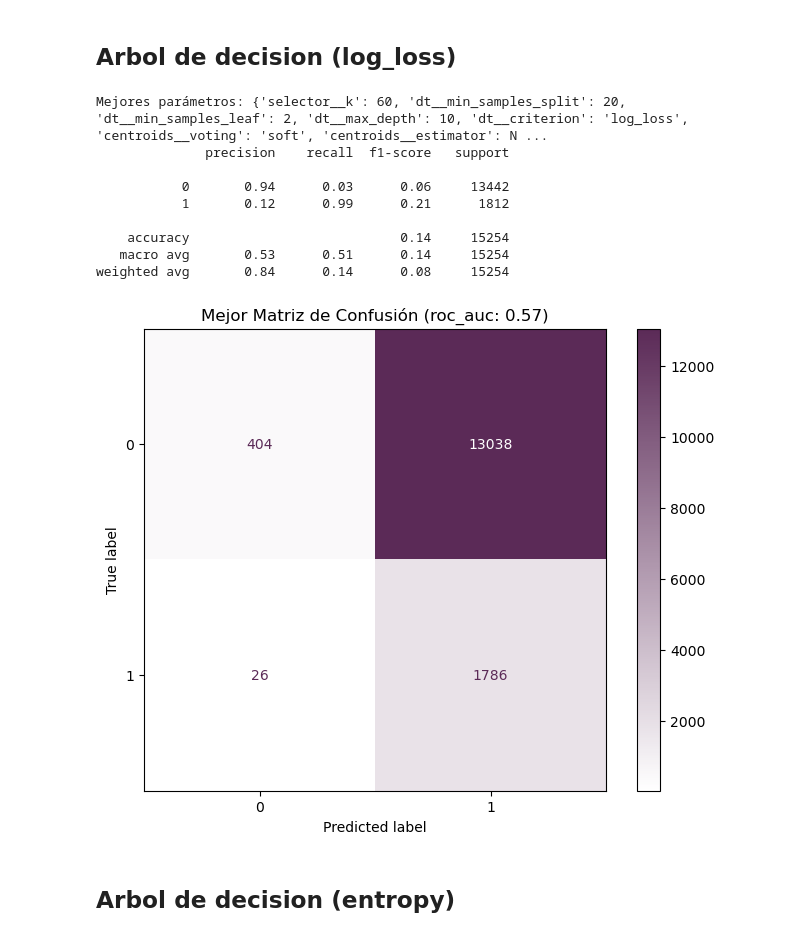
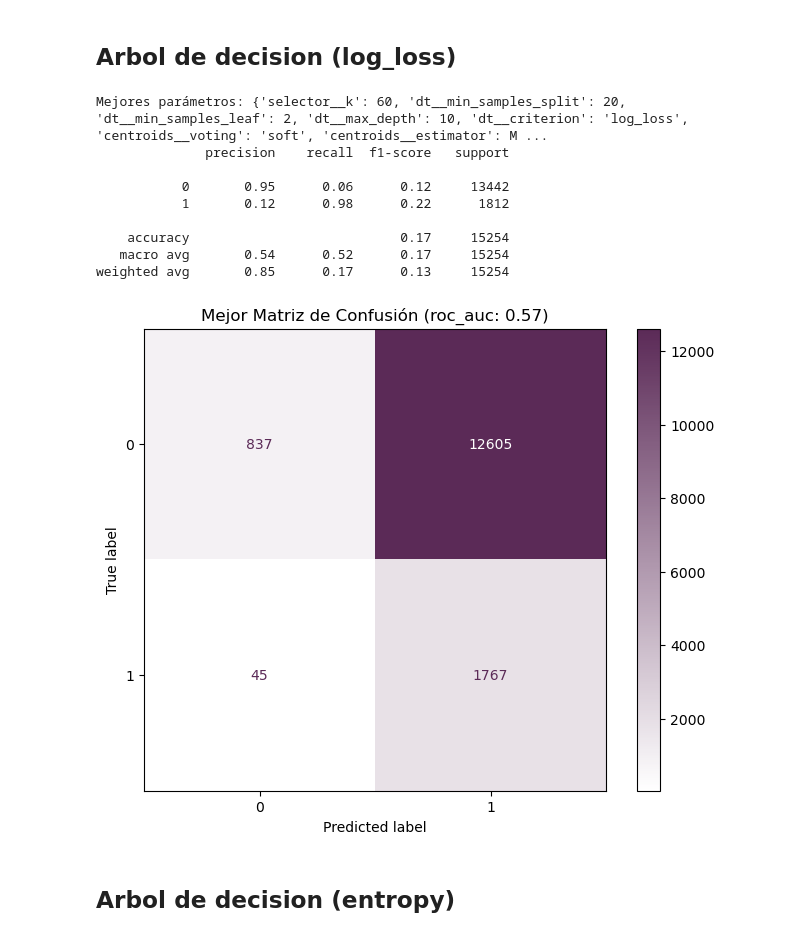
Before and after one commit to danielsoponaru/25-26_R07_NARANJA, a Jupyter notebook: 02-EDA.ipynb, the cells around one changed output. Drawn from its saved outputs; the diff is of its cells as text; code cells hidden in the pictures.

```diff
--- a/02-EDA.ipynb
+++ b/02-EDA.ipynb
@@ -1066,14 +1131,14 @@ parametros = {
     'selector__k': [40, 60, 90],
     'lda__solver': ['lsqr', 'eigen'],
     'lda__shrinkage': ['auto', 0.1, 0.5, 0.9],
-    'centroids__estimator': [None],
+    'centroids__estimator': [MiniBatchKMeans(n_clusters=10, random_state=6)],
     'centroids__voting': ['soft']}
 
 modelo = RandomizedSearchCV(
     estimator=pipeline,
     param_distributions=parametros,
-    n_iter=20,
-    cv=5,
+    n_iter=10,
+    cv=3,
     scoring='roc_auc',
     n_jobs=-1,
     random_state=6)
@@ -1128,14 +1193,14 @@ pipeline = Pipeline([
 parametros = {
     'selector__k': [40, 60, 80, 92],
     'nb__var_smoothing': [1e-9, 1e-8, 1e-7, 1e-6, 1e-5, 1e-4],
-    'centroids__estimator': [None],
+    'centroids__estimator': [MiniBatchKMeans(n_clusters=10, random_state=6)],
     'centroids__voting': ['soft']}
 
 modelo = RandomizedSearchCV(
     estimator=pipeline,
     param_distributions=parametros,
-    n_iter=20,
-    cv=5,
+    n_iter=10,
+    cv=3,
     scoring='roc_auc',
     n_jobs=-1,
     random_state=6)
@@ -1190,14 +1255,14 @@ pipeline = Pipeline([
 parametros = {
     'selector__k': [40, 60, 90],
     'svm__C': [0.01, 0.1, 1, 10],
-    'centroids__estimator': [None],
+    'centroids__estimator': [MiniBatchKMeans(n_clusters=10, random_state=6)],
     'centroids__voting': ['soft']}
 
 modelo = RandomizedSearchCV(
     estimator=pipeline,
     param_distributions=parametros,
-    n_iter=20,
-    cv=5,
+    n_iter=10,
+    cv=3,
     scoring='roc_auc',
     n_jobs=-1,
     random_state=6)
@@ -1255,14 +1320,14 @@ parametros = {
     'dt__max_depth': [5, 10, 15, 20],
     'dt__min_samples_split': [5, 10, 20],
     'dt__min_samples_leaf': [2, 4, 8],
-    'centroids__estimator': [None],
+    'centroids__estimator': [MiniBatchKMeans(n_clusters=10, random_state=6)],
     'centroids__voting': ['soft']}
 
 modelo = RandomizedSearchCV(
     estimator=pipeline,
     param_distributions=parametros,
-    n_iter=20,
-    cv=5,
+    n_iter=10,
+    cv=3,
     scoring='roc_auc',
     n_jobs=-1,
     random_state=6)
@@ -1320,14 +1385,14 @@ parametros = {
     'dt__max_depth': [5, 10, 15, 20],
     'dt__min_samples_split': [5, 10, 20],
     'dt__min_samples_leaf': [2, 4, 8],
-    'centroids__estimator': [None],
+    'centroids__estimator': [MiniBatchKMeans(n_clusters=10, random_state=6)],
     'centroids__voting': ['soft']}
 
 modelo = RandomizedSearchCV(
     estimator=pipeline,
     param_distributions=parametros,
-    n_iter=20,
-    cv=5,
+    n_iter=10,
+    cv=3,
     scoring='roc_auc',
     n_jobs=-1,
     random_state=6)
@@ -1335,40 +1400,40 @@ modelo = RandomizedSearchCV(
 modelo.fit(x_train, y_train)
 y_pred = modelo.best_estimator_.predict(x_test)
 
 # RESULTADOS
 cm = confusion_matrix(y_test, y_pred)
 
 fig, ax = plt.subplots(figsize=(8, 6))
 disp = ConfusionMatrixDisplay(confusion_matrix=cm,
                               display_labels=modelo.best_estimator_.classes_)
 
 disp.plot(cmap=lagun_cmap, ax=ax, values_format='d')
 
 plt.title(f'Mejor Matriz de Confusión (roc_auc: {modelo.best_score_:.2f})')
 
 print(f"Mejores parámetros: {modelo.best_params_}")
 print(classification_report(y_test, y_pred))
 plt.show()
 
 report = classification_report(y_test, y_pred, output_dict=True)
 fila_Arbol_Cluster_log_poss = {
     "modelo": "Arbol de decision (Cluster.center) (log_loss)",
     "roc-auc": modelo.best_score_,
     "recall 1": report["1"]["recall"],
     "f1-score medio": report["macro avg"]["f1-score"]}
 
 filas.append(fila_Arbol_Cluster_log_poss)
 # %% [output]
-Mejores parámetros: {'selector__k': 60, 'dt__min_samples_split': 20, 'dt__min_samples_leaf': 2, 'dt__max_depth': 10, 'dt__criterion': 'log_loss', 'centroids__voting': 'soft', 'centroids__estimator': N ...
+Mejores parámetros: {'selector__k': 60, 'dt__min_samples_split': 20, 'dt__min_samples_leaf': 2, 'dt__max_depth': 10, 'dt__criterion': 'log_loss', 'centroids__voting': 'soft', 'centroids__estimator': M ...
               precision    recall  f1-score   support
 
-           0       0.94      0.03      0.06     13442
-           1       0.12      0.99      0.21      1812
+           0       0.95      0.06      0.12     13442
+           1       0.12      0.98      0.22      1812
 
-    accuracy                           0.14     15254
-   macro avg       0.53      0.51      0.14     15254
-weighted avg       0.84      0.14      0.08     15254
+    accuracy                           0.17     15254
+   macro avg       0.54      0.52      0.17     15254
+weighted avg       0.85      0.17      0.13     15254
-[figure, old version]
+[figure, new version]
 # %% [markdown]
 ## Arbol de decision (entropy)
 # %%
```
Also changed, not shown: parts of 17 cells of this notebook, 1 other file.
